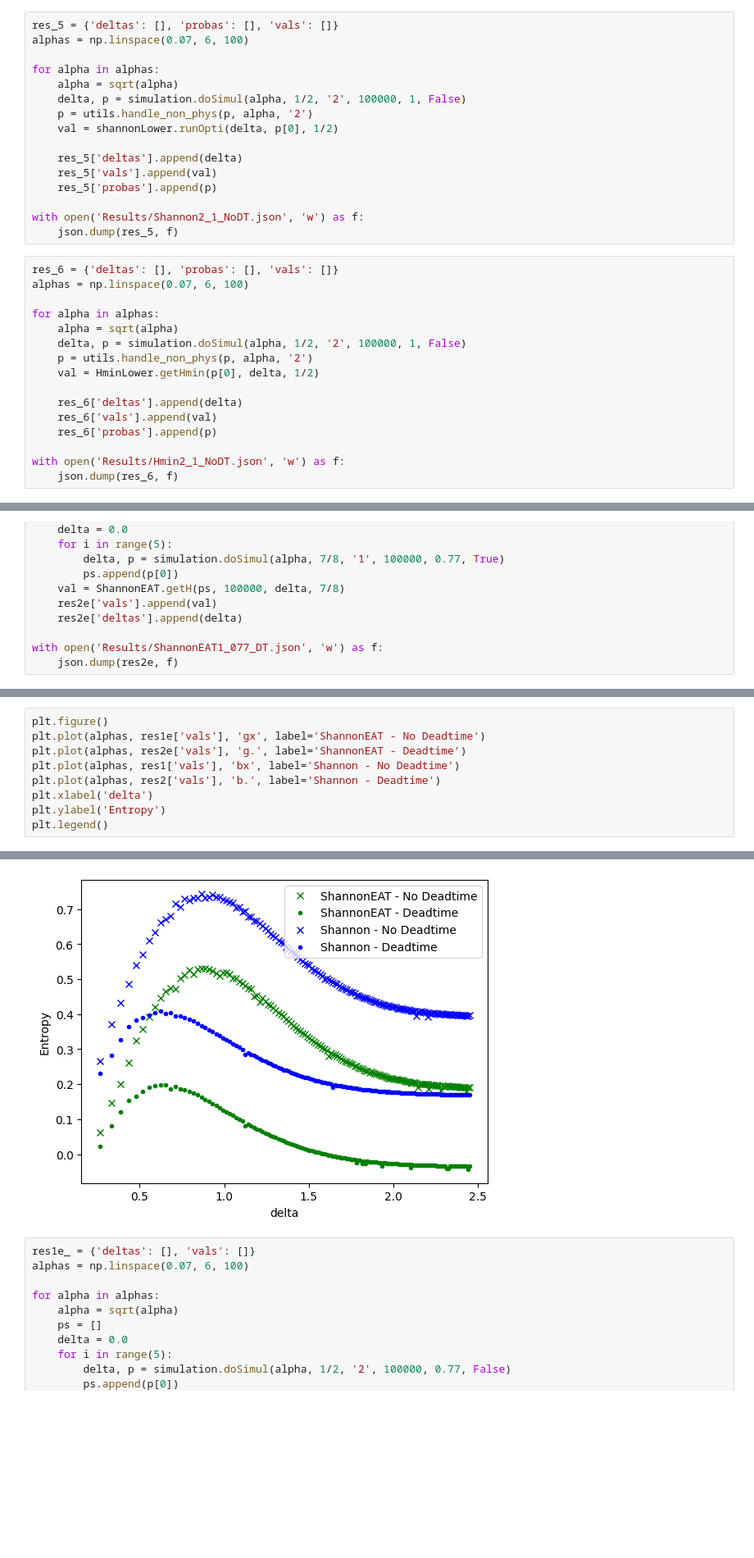
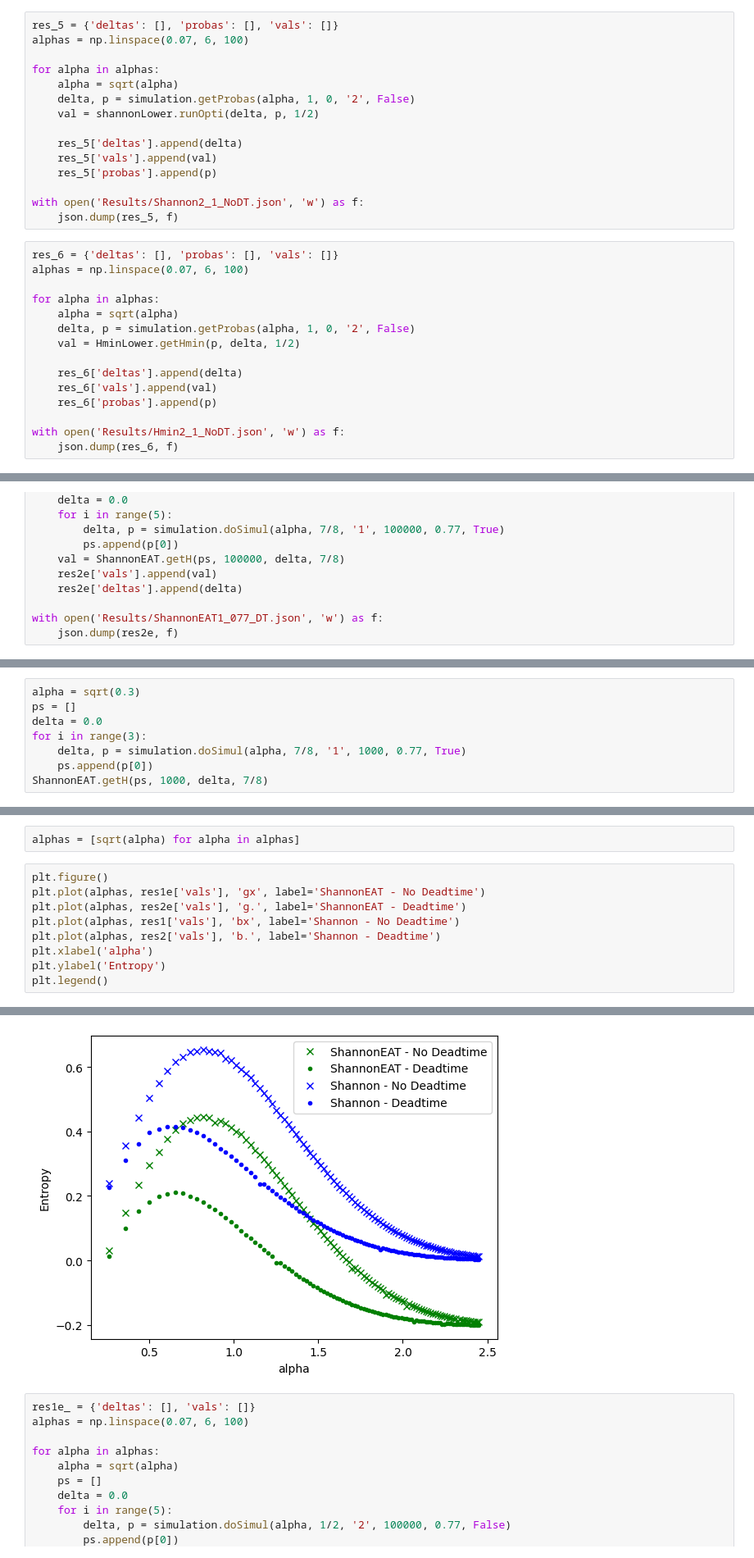
Before and after one commit to thmaoe/Master-thesis-QKD, a Jupyter notebook: results.ipynb, the cells around one changed output, grey strips where cells are left out. Shown: that part at 82% size. Saved outputs shown, nothing was run; the diff lists cells and outputs as text; blank space fills up the shorter version.

Commit message:
few changes - true probas added

```diff
--- a/results.ipynb
+++ b/results.ipynb
@@ -217,9 +268,8 @@ alphas = np.linspace(0.07, 6, 100)
 
 for alpha in alphas:
     alpha = sqrt(alpha)
-    delta, p = simulation.doSimul(alpha, 1/2, '2', 100000, 1, False)
-    p = utils.handle_non_phys(p, alpha, '2')
-    val = shannonLower.runOpti(delta, p[0], 1/2)
+    delta, p = simulation.getProbas(alpha, 1, 0, '2', False)
+    val = shannonLower.runOpti(delta, p, 1/2)
 
     res_5['deltas'].append(delta)
     res_5['vals'].append(val)
@@ -233,9 +283,8 @@ alphas = np.linspace(0.07, 6, 100)
 
 for alpha in alphas:
     alpha = sqrt(alpha)
-    delta, p = simulation.doSimul(alpha, 1/2, '2', 100000, 1, False)
-    p = utils.handle_non_phys(p, alpha, '2')
-    val = HminLower.getHmin(p[0], delta, 1/2)
+    delta, p = simulation.getProbas(alpha, 1, 0, '2', False)
+    val = HminLower.getHmin(p, delta, 1/2)
 
     res_6['deltas'].append(delta)
     res_6['vals'].append(val)
@@ -297,0 +355,8 @@ with open('Results/ShannonEAT1_077_DT.json', 'w') as f:
+# %%
+alpha = sqrt(0.3)
+ps = []
+delta = 0.0
+for i in range(3):
+    delta, p = simulation.doSimul(alpha, 7/8, '1', 1000, 0.77, True)
+    ps.append(p[0])
+ShannonEAT.getH(ps, 1000, delta, 7/8)
@@ -298,15 +372,17 @@ with open('Results/ShannonEAT1_077_DT.json', 'w') as f:
+# %%
+alphas = [sqrt(alpha) for alpha in alphas]
 # %%
 plt.figure()
 plt.plot(alphas, res1e['vals'], 'gx', label='ShannonEAT - No Deadtime')
 plt.plot(alphas, res2e['vals'], 'g.', label='ShannonEAT - Deadtime')
 plt.plot(alphas, res1['vals'], 'bx', label='Shannon - No Deadtime')
 plt.plot(alphas, res2['vals'], 'b.', label='Shannon - Deadtime')
-plt.xlabel('delta')
+plt.xlabel('alpha')
 plt.ylabel('Entropy')
 plt.legend()
 # %% [output]
 <matplotlib.legend.Legend at 0x...>
-[figure, old version]
+[figure, new version]
 # %%
 res1e_ = {'deltas': [], 'vals': []}
 alphas = np.linspace(0.07, 6, 100)
```
Also changed, not shown: parts of 16 cells of this notebook, 19 other files.
